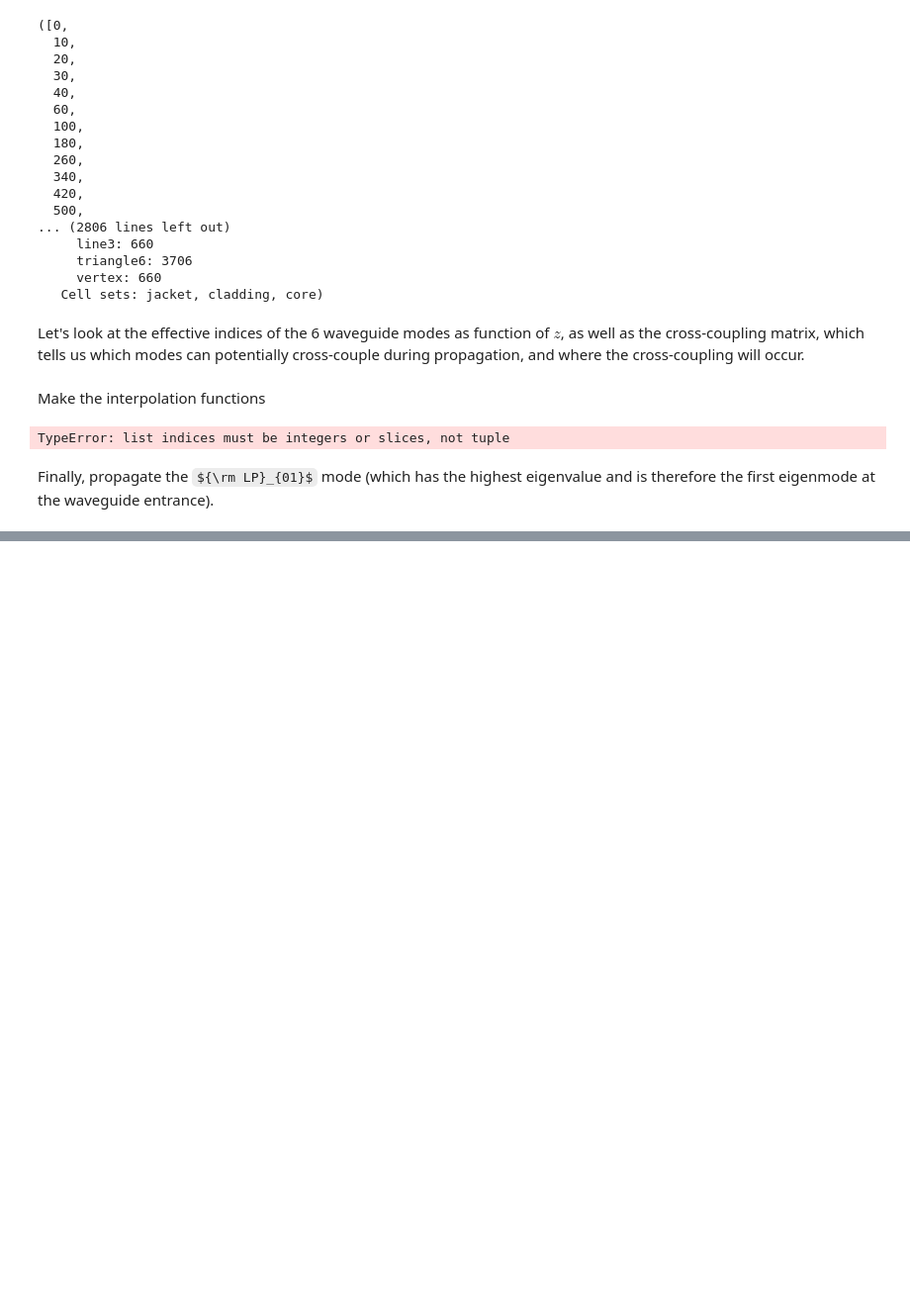
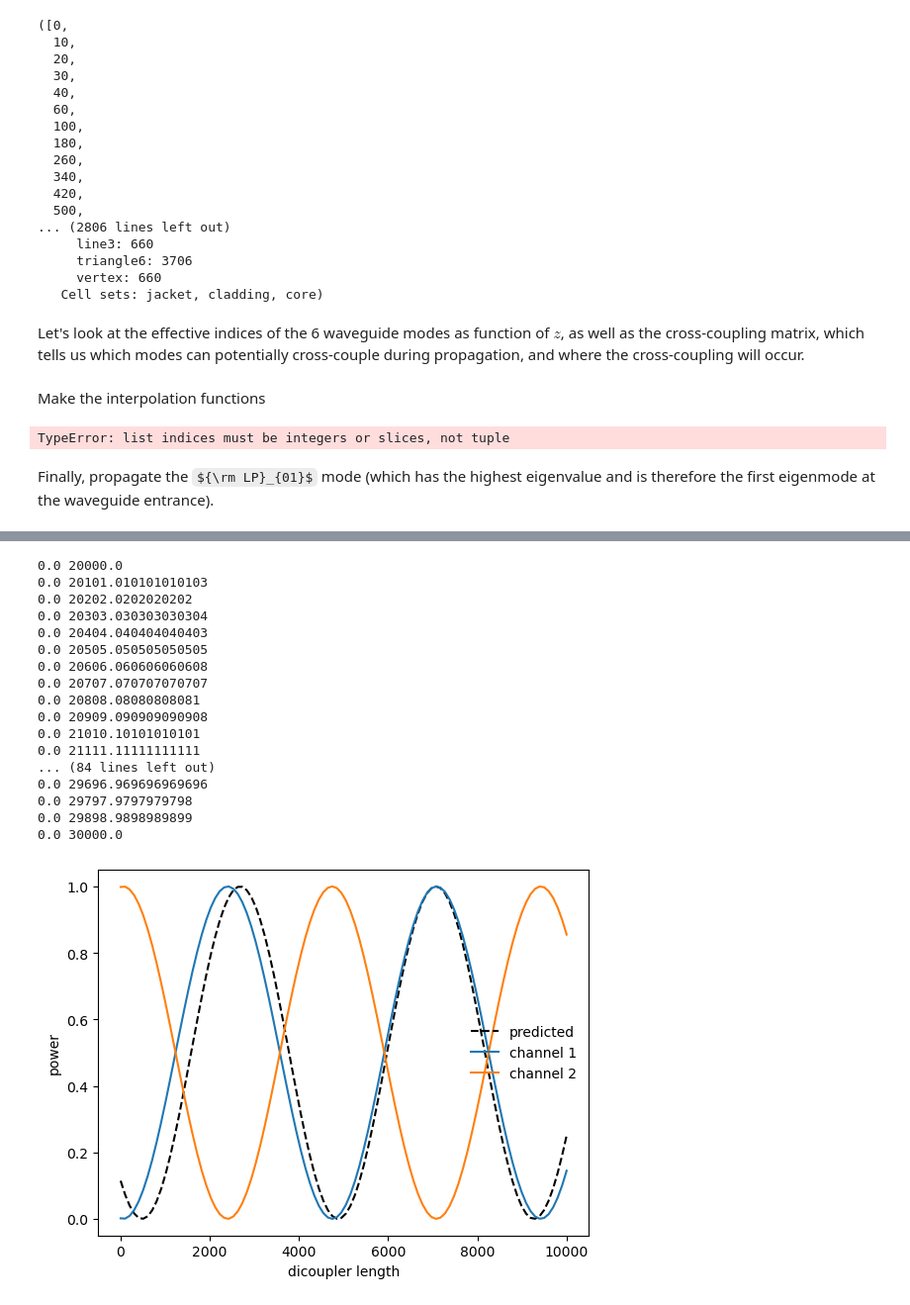
Before and after one commit to jw-lin/cbeam, a Jupyter notebook: coupledbeam.ipynb, the cells around one changed output, grey strips where cells are left out. Shown at 99% size. Saved outputs shown, nothing was run; the diff lists cells and outputs as text; code cells hidden in the pictures; some formulas as TeX source; blank space fills up the shorter version.

```diff
--- a/coupledbeam.ipynb
+++ b/coupledbeam.ipynb
@@ -312,0 +442,47 @@ plt.show()
+# %%
+stretch_amounts = np.linspace(0,10000,100)
+u0 = np.array([1,0],dtype=np.complex128)
+pwrs = []
+
+for i,stretch in enumerate(stretch_amounts):
+    za = np.copy(adprop.za)
+    za[np.argmax(za>=dicoupler.z_ex/2):] += stretch # stretch out the z array
+
+    adprop.make_interp_funcs(za) # remake the interpolation functions
+    z,u,uf = adprop.propagate(u0,za[-1],WKB=True) # rerun the propagator
+
+    pwr = np.power(np.abs(uf),2)
+    pwrs.append(pwr)
+
+pwrs = np.array(pwrs)
+
+pred_period = 4392
+
+zmax = stretch_amounts[np.argmax(pwrs[:,0])]
+plt.plot(stretch_amounts,np.power(np.cos(np.pi/pred_period*(stretch_amounts-zmax)),2),color='k',ls='dashed',label="predicted")
+
+plt.plot(stretch_amounts,pwrs.T[0],label="channel 1")
+plt.plot(stretch_amounts,pwrs.T[1],label="channel 2")
+plt.legend(loc='best',frameon=False)
+plt.xlabel("dicoupler length")
+plt.ylabel("power")
+plt.show()
+# %% [output]
+0.0 20000.0
+0.0 20101.010101010103
+0.0 20202.0202020202
+0.0 20303.030303030304
+0.0 20404.040404040403
+0.0 20505.050505050505
+0.0 20606.060606060608
+0.0 20707.070707070707
+0.0 20808.08080808081
+0.0 20909.090909090908
+0.0 21010.10101010101
+0.0 21111.11111111111
+... (84 lines left out)
+0.0 29696.969696969696
+0.0 29797.9797979798
+0.0 29898.9898989899
+0.0 30000.0
+[figure, added]
```
Also changed, not shown: parts of 25 cells of this notebook, 2 other files.
